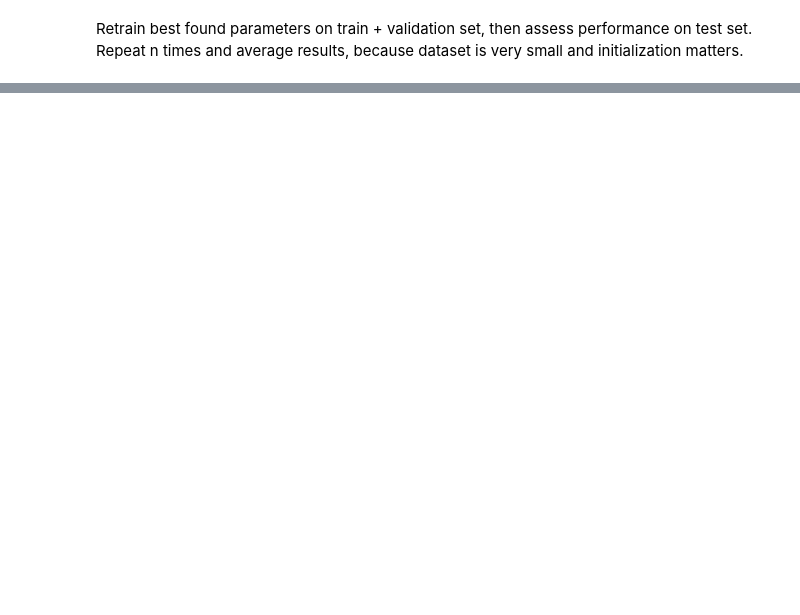
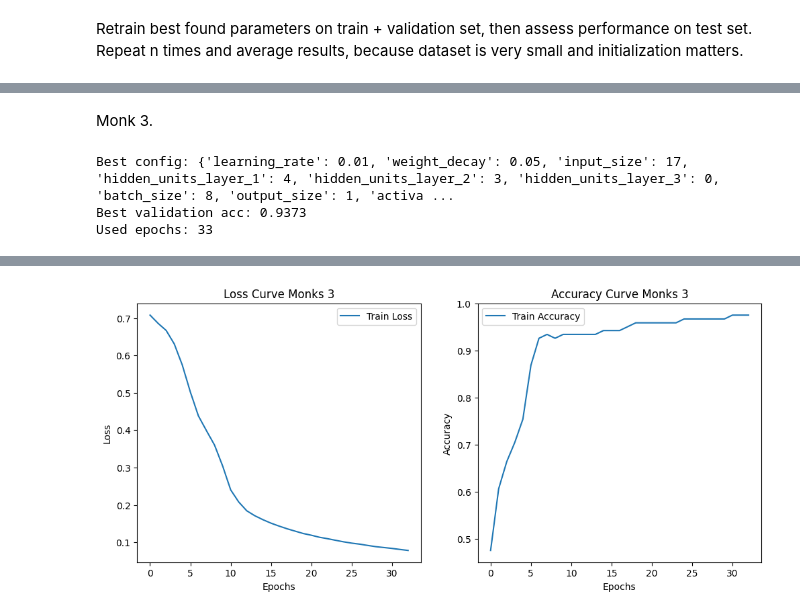
Before and after one commit to jaanisfehling/neural-network, a Jupyter notebook: monks.ipynb, the cells around one changed output, grey strips where cells are left out. Drawn from its saved outputs; the diff is of its cells as text; code cells hidden in the pictures; blank space fills up the shorter version.

```diff
--- a/monks.ipynb
+++ b/monks.ipynb
@@ -271,0 +327,41 @@ Test Loss: 0.4262 | Test Acc: 0.7733
+# %% [markdown]
+Monk 3.
+# %%
+results3 = grid_search_cross_validate(X3, Y3, cfgs, final_metric_fn=accuracy)
+best_cfg3, best_result3, epochs3 = max(results3, key=lambda x: x[1])
+print("Best config:", best_cfg3)
+print(f"Best validation acc: {best_result3:.4f}")
+print(f"Used epochs: {epochs3}")
+# %% [output]
+Best config: {'learning_rate': 0.01, 'weight_decay': 0.05, 'input_size': 17, 'hidden_units_layer_1': 4, 'hidden_units_layer_2': 3, 'hidden_units_layer_3': 0, 'batch_size': 8, 'output_size': 1, 'activa ...
+Best validation acc: 0.9373
+Used epochs: 33
+# %%
+X3_dl = DataLoader(Dataset(X3, Y3), batch_size=best_cfg3['batch_size'], shuffle=False)
+
+best_model3 = create_model(best_cfg3)
+loss_fn = best_cfg3['loss_function']()
+optimizer = best_cfg3['optimizer'](best_model3, learning_rate=best_cfg3['learning_rate'], weight_decay=best_cfg3['weight_decay'])
+# Train on full training data
+best_model3, _, _, curves3 = train_model(best_model3, loss_fn, optimizer, X3_dl, None, accuracy, max_epochs=epochs3)
+
+# Test on test data
+test_loss3, test_acc3 = epoch_run(best_model3, loss_fn, None, XT3_dl, accuracy, update_weights=False)
+print(f"Test Loss: {test_loss3:.4f} | Test Acc: {test_acc3:.4f}")
+
+# Plot only train loss and accuracy curves since we dont have validation data here
+plt.figure(figsize=(12, 5))
+plt.subplot(1, 2, 1)
+plt.plot(curves3['train_loss'], label='Train Loss')
+plt.xlabel('Epochs')
+plt.ylabel('Loss')
+plt.title('Loss Curve Monks 3')
+plt.legend()
+plt.subplot(1, 2, 2)
+plt.plot(curves3['train_final_metric'], label='Train Accuracy')
+plt.xlabel('Epochs')
+plt.ylabel('Accuracy')
+plt.title('Accuracy Curve Monks 3')
+plt.legend()
+plt.show()
+# %% [output]
@@ -271,0 +369 @@ Test Loss: 0.4262 | Test Acc: 0.7733
+[figure, added]
```
Also changed, not shown: parts of 10 cells of this notebook.
